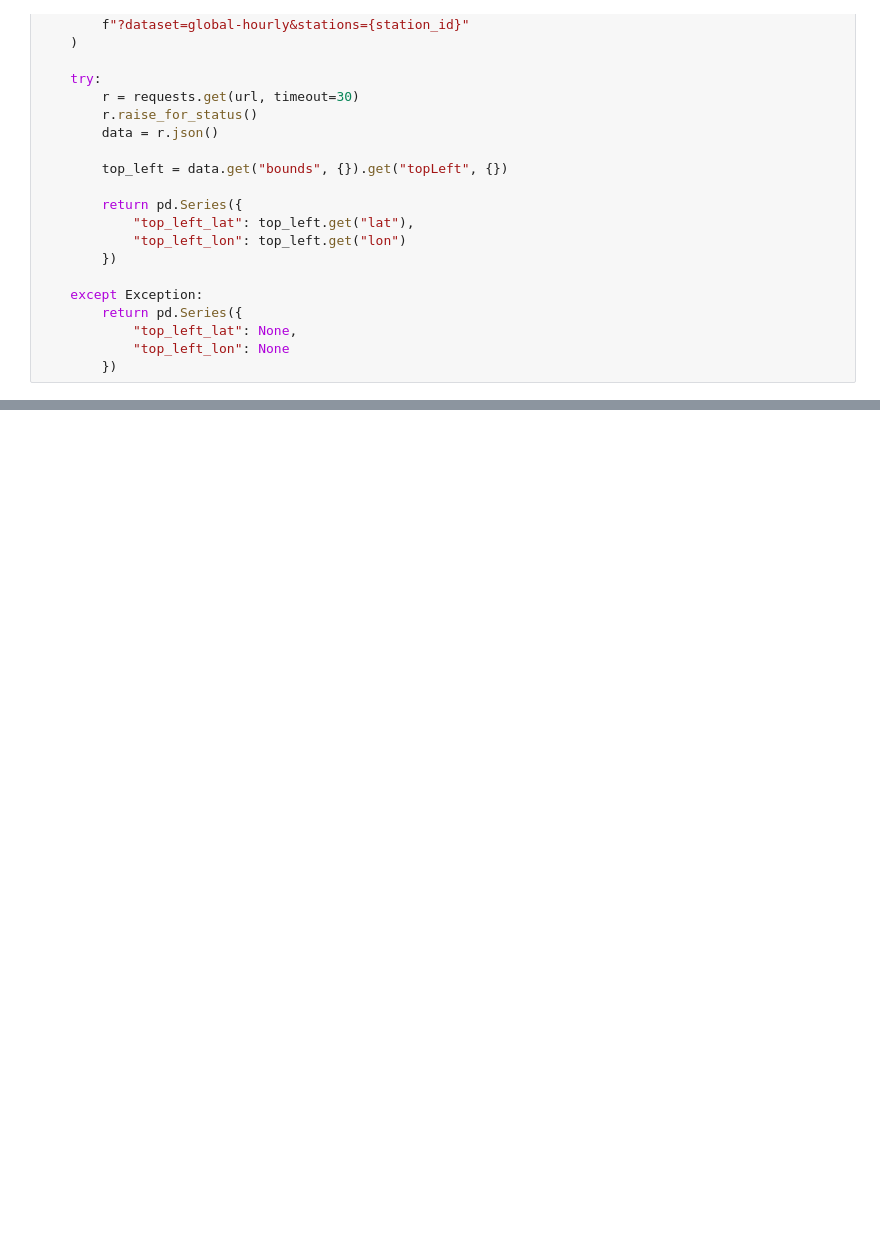
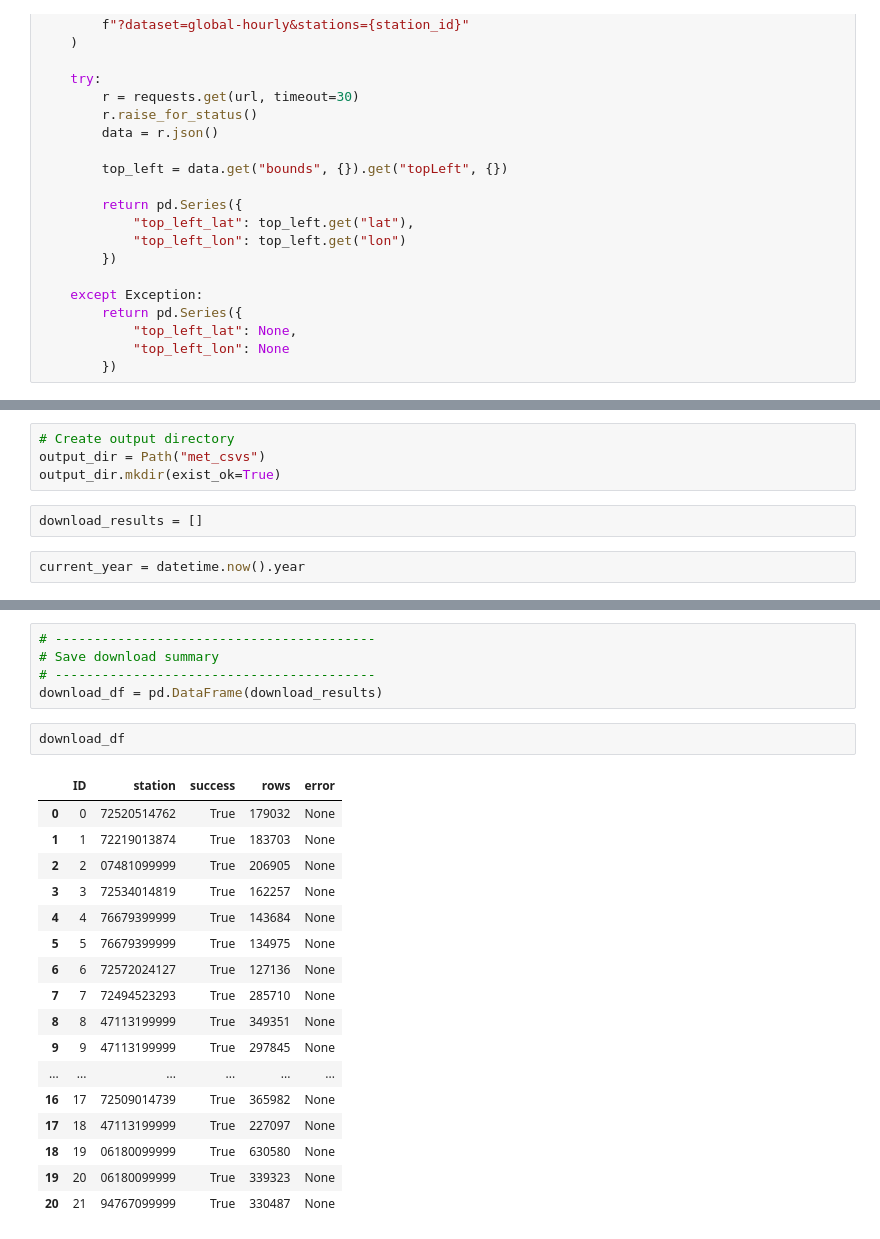
Before and after one commit to thomaslu678/Praxis-Lab-25-26, a Jupyter notebook: met/fetch_met_metadata.ipynb, the cells around one changed output, grey strips where cells are left out. Drawn from its saved outputs; the diff is of its cells as text; blank space fills up the shorter version.

Commit message:
Clean up met download process and run on all

```diff
--- a/met/fetch_met_metadata.ipynb
+++ b/met/fetch_met_metadata.ipynb
@@ -317,0 +230,8 @@ print(failed)
+# %%
+# Create output directory
+output_dir = Path("met_csvs")
+output_dir.mkdir(exist_ok=True)
+# %%
+download_results = []
+# %%
+current_year = datetime.now().year
@@ -317,0 +367,25 @@ print(failed)
+# %%
+# -----------------------------------------
+# Save download summary
+# -----------------------------------------
+download_df = pd.DataFrame(download_results)
+# %%
+download_df
+# %% [output]
+|  | ID | station | success | rows | error |
+| 0 | 0 | 72520514762 | True | 179032 | None |
+| 1 | 1 | 72219013874 | True | 183703 | None |
+| 2 | 2 | 07481099999 | True | 206905 | None |
+| 3 | 3 | 72534014819 | True | 162257 | None |
+| 4 | 4 | 76679399999 | True | 143684 | None |
+| 5 | 5 | 76679399999 | True | 134975 | None |
+| 6 | 6 | 72572024127 | True | 127136 | None |
+| 7 | 7 | 72494523293 | True | 285710 | None |
+| 8 | 8 | 47113199999 | True | 349351 | None |
+| 9 | 9 | 47113199999 | True | 297845 | None |
+| ... | ... | ... | ... | ... | ... |
+| 16 | 17 | 72509014739 | True | 365982 | None |
+| 17 | 18 | 47113199999 | True | 227097 | None |
+| 18 | 19 | 06180099999 | True | 630580 | None |
+| 19 | 20 | 06180099999 | True | 339323 | None |
+| 20 | 21 | 94767099999 | True | 330487 | None |
```
Also changed, not shown: parts of 28 cells of this notebook.
